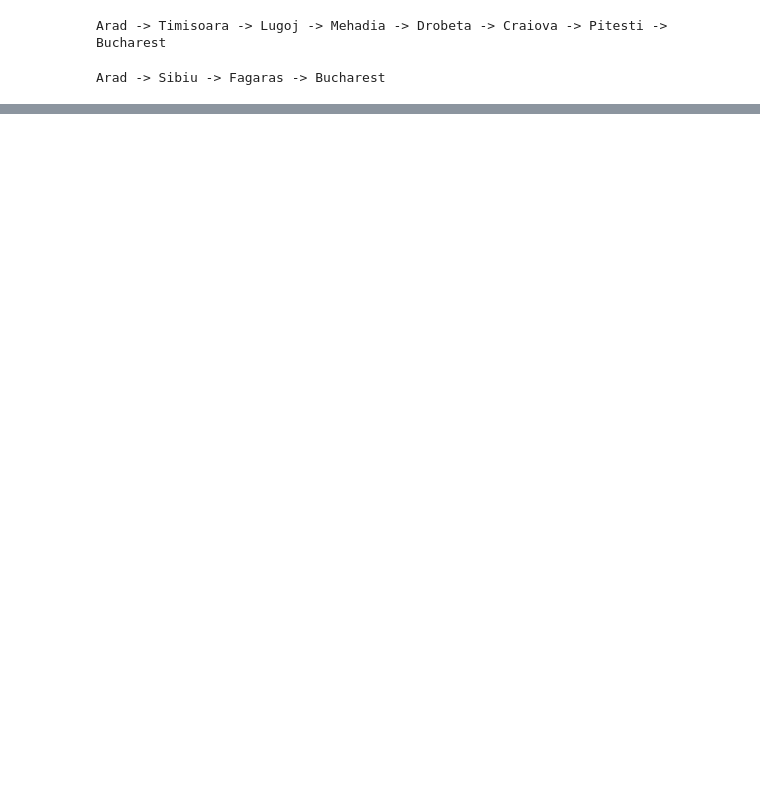
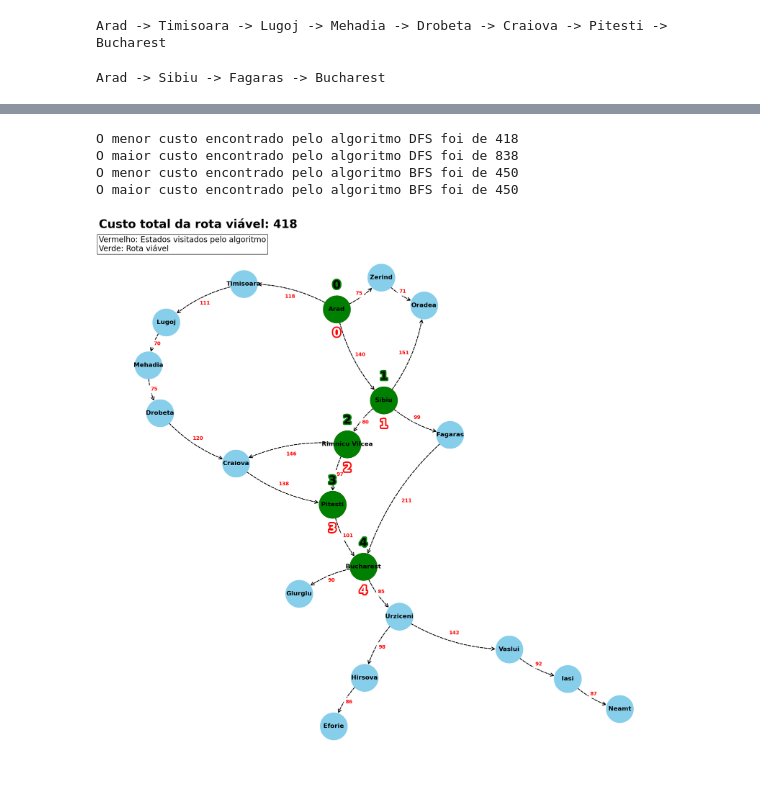
Before and after one commit to MDGF93/intro-ia-atividade-6, a Jupyter notebook: atividade-6.ipynb, the cells around one changed output, grey strips where cells are left out. Saved outputs shown, nothing was run; the diff lists cells and outputs as text; code cells hidden in the pictures; blank space fills up the shorter version.

```diff
--- a/atividade-6.ipynb
+++ b/atividade-6.ipynb
@@ -172,0 +223,3 @@ highlight_path(bfs_algo, bfs_custo_total, bfs_viable_path)
+# %%
+arad_bucharest_dfs_custos = brute_force_lowest_cost("Arad", "Bucharest", search_algo='dfs')
+arad_bucharest_bfs_custos = brute_force_lowest_cost("Arad", "Bucharest", search_algo='bfs')
@@ -172,0 +230,14 @@ highlight_path(bfs_algo, bfs_custo_total, bfs_viable_path)
+# %%
+print(f"O menor custo encontrado pelo algoritmo DFS foi de {arad_bucharest_dfs_custos['lowest_cost']}")
+print(f"O maior custo encontrado pelo algoritmo DFS foi de {arad_bucharest_dfs_custos['highest_cost']}")
+print(f"O menor custo encontrado pelo algoritmo BFS foi de {arad_bucharest_bfs_custos['lowest_cost']}")
+print(f"O maior custo encontrado pelo algoritmo BFS foi de {arad_bucharest_bfs_custos['highest_cost']}")
+
+#O menor custo encontrado pelo algoritmo DFS foi de 418
+highlight_path(arad_bucharest_dfs_custos['lowest_cost_path'], arad_bucharest_dfs_custos['lowest_cost'], arad_bucharest_dfs_custos['lowest_cost_path'])
+# %% [output]
+O menor custo encontrado pelo algoritmo DFS foi de 418
+O maior custo encontrado pelo algoritmo DFS foi de 838
+O menor custo encontrado pelo algoritmo BFS foi de 450
+O maior custo encontrado pelo algoritmo BFS foi de 450
+[figure, added]
```
Also changed, not shown: parts of 10 cells of this notebook.
